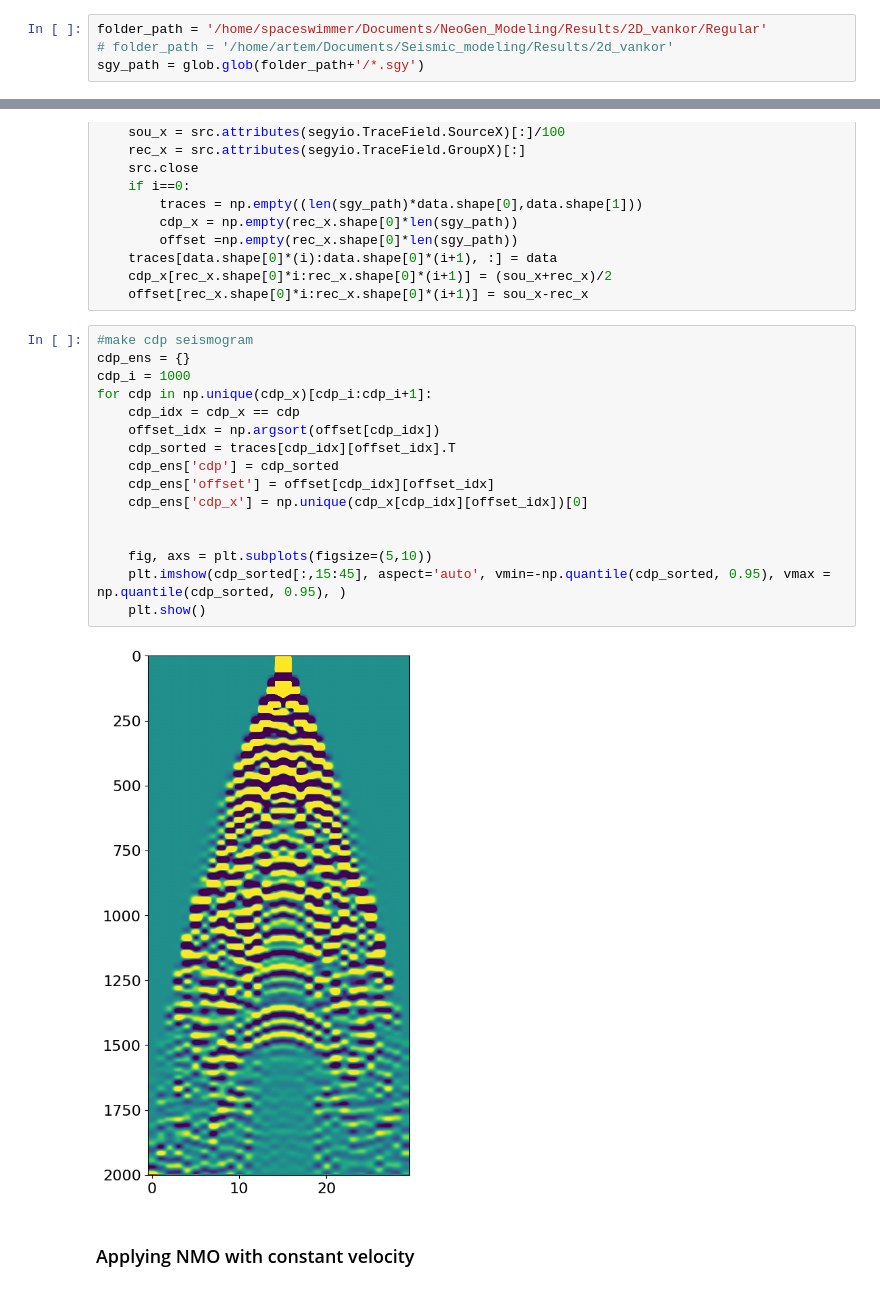
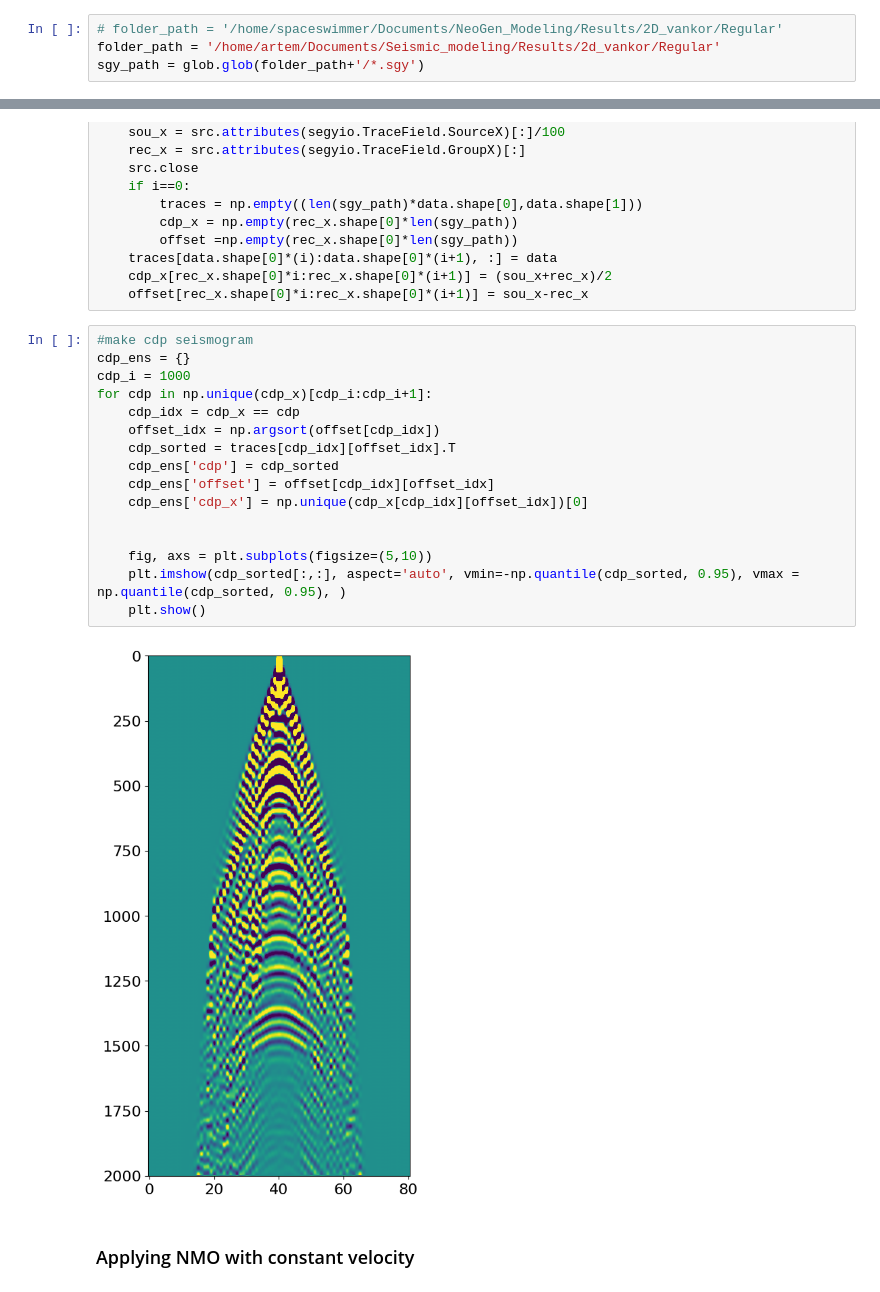
Before and after one commit to spaceswimmer/Migr_Lib, a Jupyter notebook: Modeling Presentation.ipynb, the cells around one changed output, grey strips where cells are left out. Cells and saved outputs as stored; diff of their text form.

```diff
--- a/Modeling Presentation.ipynb
+++ b/Modeling Presentation.ipynb
@@ -16,8 +19,8 @@ from mpl_toolkits.axes_grid1 import ImageGrid
 ---
 ### CDP-OFFSET seismogramm preparation
 # %%
-folder_path = '/home/spaceswimmer/Documents/NeoGen_Modeling/Results/2D_vankor/Regular'
-# folder_path = '/home/artem/Documents/Seismic_modeling/Results/2d_vankor'
+# folder_path = '/home/spaceswimmer/Documents/NeoGen_Modeling/Results/2D_vankor/Regular'
+folder_path = '/home/artem/Documents/Seismic_modeling/Results/2d_vankor/Regular'
 sgy_path = glob.glob(folder_path+'/*.sgy')
 # %%
 #Collect all traces from sgy
@@ -38,21 +41,21 @@ for i, sgy in enumerate(sgy_path):
 # %%
 #make cdp seismogram
 cdp_ens = {}
 cdp_i = 1000
 for cdp in np.unique(cdp_x)[cdp_i:cdp_i+1]:
     cdp_idx = cdp_x == cdp
     offset_idx = np.argsort(offset[cdp_idx])
     cdp_sorted = traces[cdp_idx][offset_idx].T
     cdp_ens['cdp'] = cdp_sorted
     cdp_ens['offset'] = offset[cdp_idx][offset_idx]
     cdp_ens['cdp_x'] = np.unique(cdp_x[cdp_idx][offset_idx])[0]
 
 
     fig, axs = plt.subplots(figsize=(5,10))
-    plt.imshow(cdp_sorted[:,15:45], aspect='auto', vmin=-np.quantile(cdp_sorted, 0.95), vmax = np.quantile(cdp_sorted, 0.95), )
+    plt.imshow(cdp_sorted[:,:], aspect='auto', vmin=-np.quantile(cdp_sorted, 0.95), vmax = np.quantile(cdp_sorted, 0.95), )
     plt.show()
 # %% [output]
-[figure, old version]
+[figure, new version]
 # %% [markdown]
 ### Applying NMO with constant velocity
 # %%
```
Also changed, not shown: parts of 21 cells of this notebook, 2 other files.
